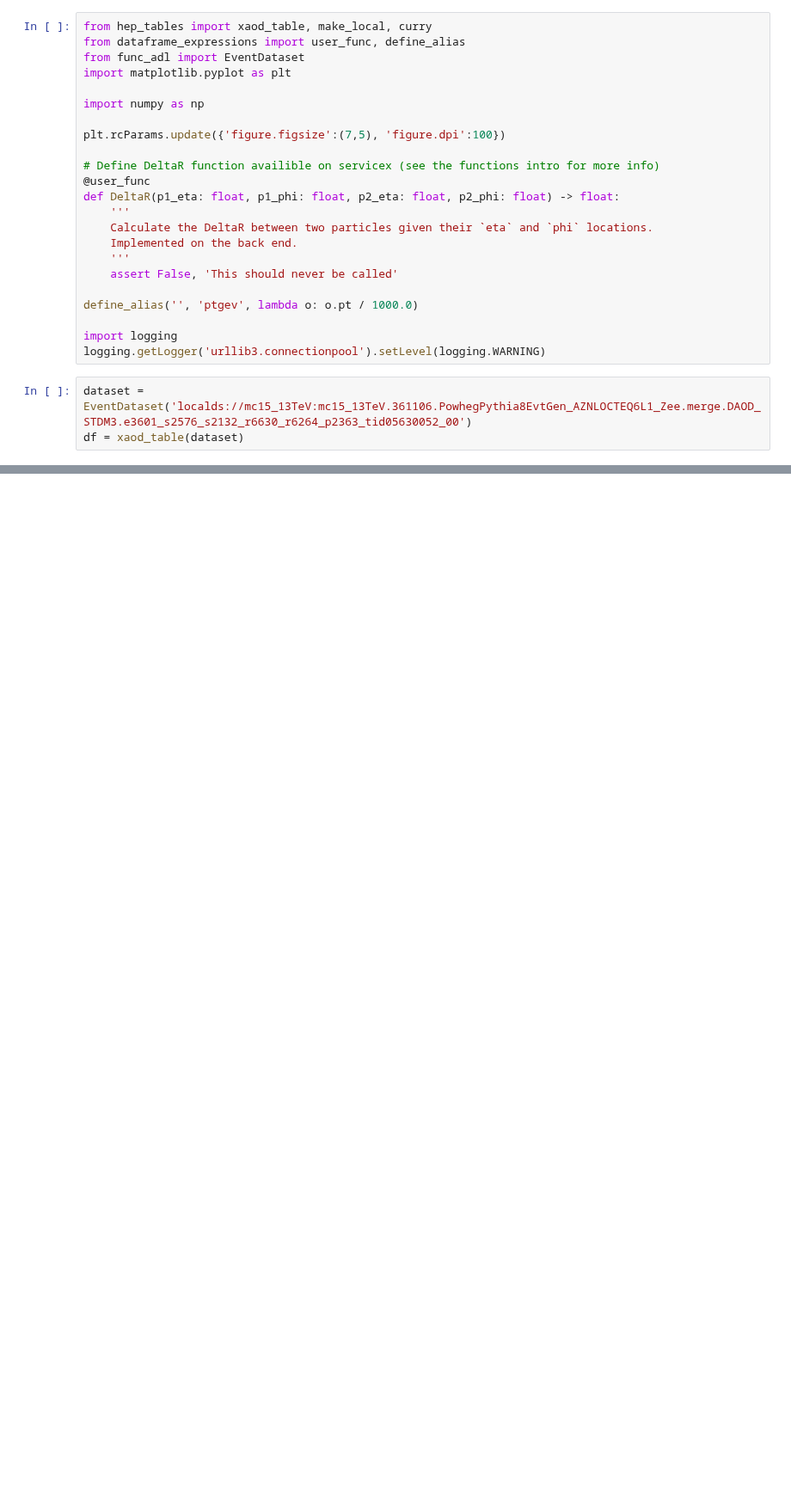
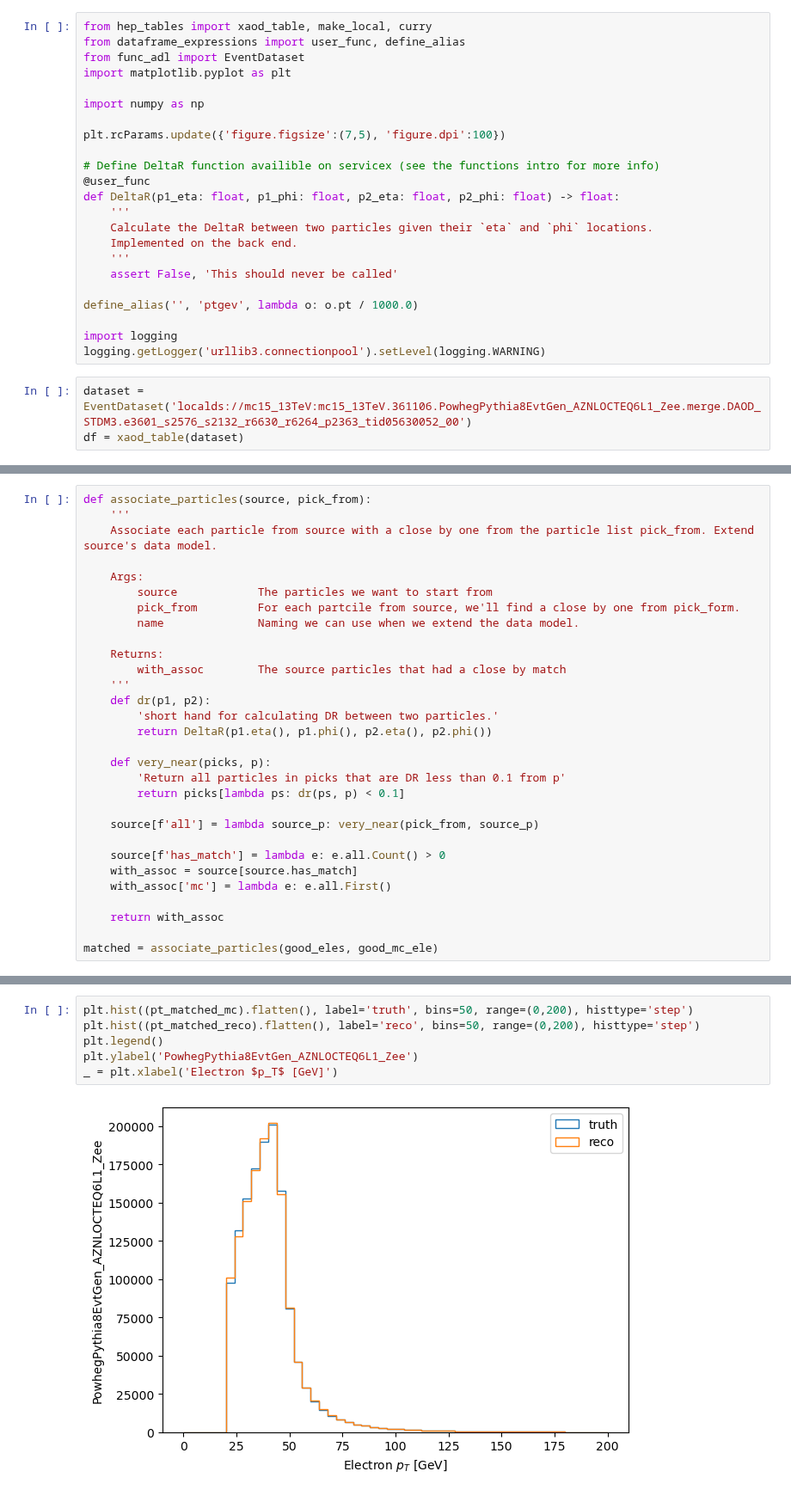
Before and after one commit to gordonwatts/hep_tables, a Jupyter notebook: notebooks/04-Multiple-Objects.ipynb, the cells around one changed output, grey strips where cells are left out. Shown at 86% size. Drawn from its saved outputs; the diff is of its cells as text; blank space fills up the shorter version.

```diff
--- a/notebooks/04-Multiple-Objects.ipynb
+++ b/notebooks/04-Multiple-Objects.ipynb
@@ -181,0 +82,30 @@ _ = plt.xlabel("Resolution (MC-RECO) [GeV]")
+# %%
+def associate_particles(source, pick_from):
+    '''
+    Associate each particle from source with a close by one from the particle list pick_from. Extend source's data model.
+
+    Args:
+        source            The particles we want to start from
+        pick_from         For each partcile from source, we'll find a close by one from pick_form.
+        name              Naming we can use when we extend the data model.
+
+    Returns:
+        with_assoc        The source particles that had a close by match
+    '''
+    def dr(p1, p2):
+        'short hand for calculating DR between two particles.'
+        return DeltaR(p1.eta(), p1.phi(), p2.eta(), p2.phi())
+
+    def very_near(picks, p):
+        'Return all particles in picks that are DR less than 0.1 from p'
+        return picks[lambda ps: dr(ps, p) < 0.1]
+
+    source[f'all'] = lambda source_p: very_near(pick_from, source_p)
+
+    source[f'has_match'] = lambda e: e.all.Count() > 0
+    with_assoc = source[source.has_match]
+    with_assoc['mc'] = lambda e: e.all.First()
+
+    return with_assoc
+
+matched = associate_particles(good_eles, good_mc_ele)
@@ -181,0 +139,8 @@ _ = plt.xlabel("Resolution (MC-RECO) [GeV]")
+# %%
+plt.hist((pt_matched_mc).flatten(), label='truth', bins=50, range=(0,200), histtype='step')
+plt.hist((pt_matched_reco).flatten(), label='reco', bins=50, range=(0,200), histtype='step')
+plt.legend()
+plt.ylabel('PowhegPythia8EvtGen_AZNLOCTEQ6L1_Zee')
+_ = plt.xlabel('Electron $p_T$ [GeV]')
+# %% [output]
+[figure, added]
```
Also changed, not shown: parts of 47 cells of this notebook.
